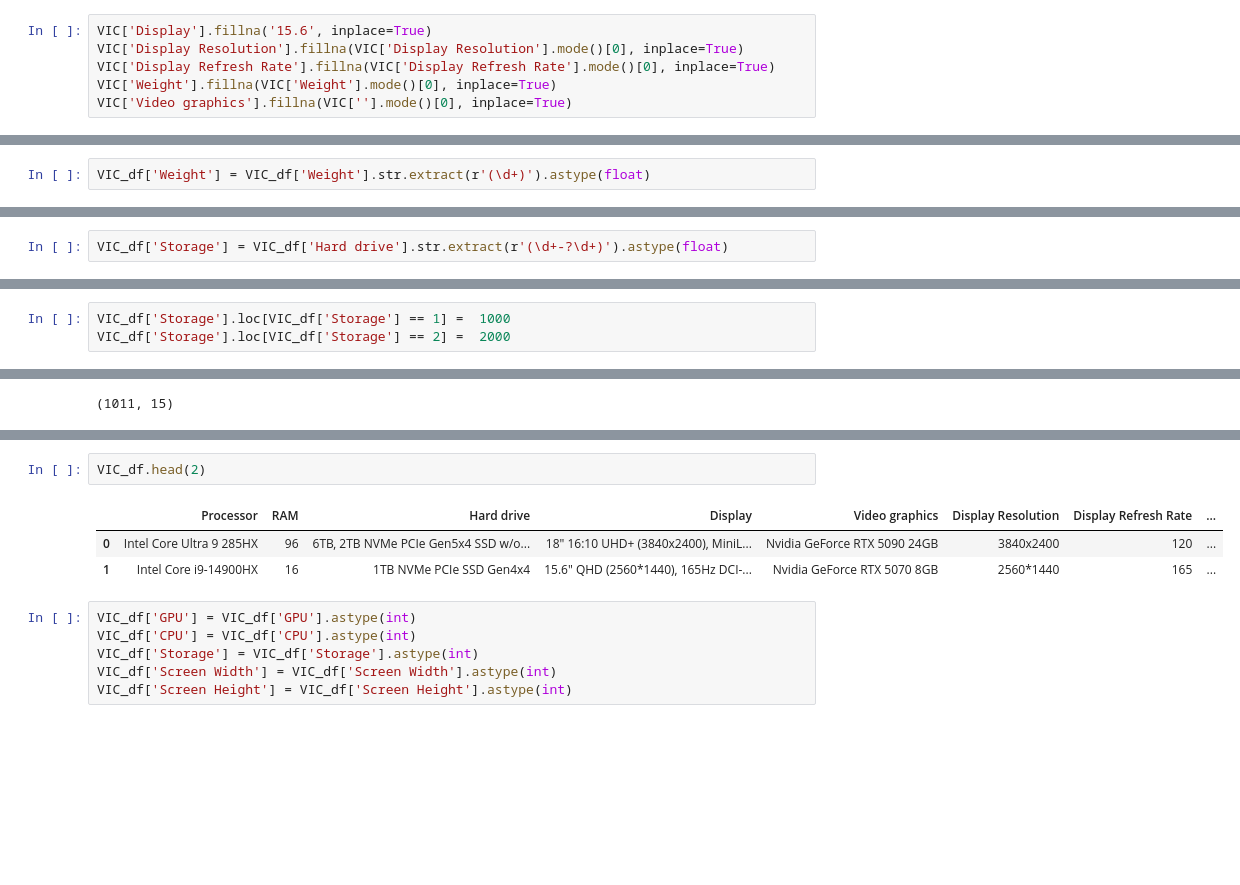
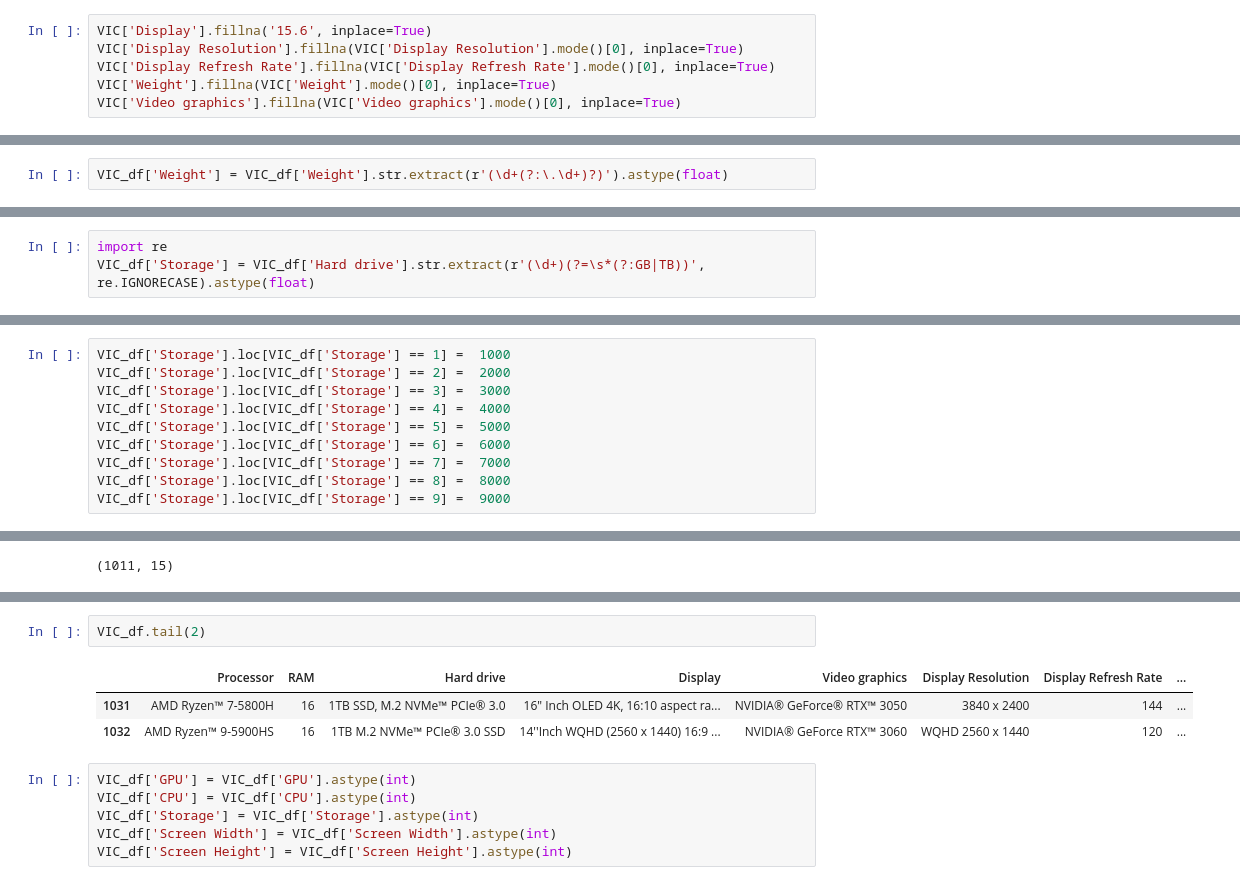
Before and after one commit to Waddah0-0/Laptop-Price-Prediction, a Jupyter notebook: Code/Inspect&Clean.ipynb, the cells around one changed output, grey strips where cells are left out. Drawn from its saved outputs; the diff is of its cells as text; blank space fills up the shorter version.

```diff
--- a/Code/Inspect&Clean.ipynb
+++ b/Code/Inspect&Clean.ipynb
@@ -119,7 +119,7 @@ VIC['Display'].fillna('15.6', inplace=True)
 VIC['Display Resolution'].fillna(VIC['Display Resolution'].mode()[0], inplace=True)
 VIC['Display Refresh Rate'].fillna(VIC['Display Refresh Rate'].mode()[0], inplace=True)
 VIC['Weight'].fillna(VIC['Weight'].mode()[0], inplace=True)
-VIC['Video graphics'].fillna(VIC[''].mode()[0], inplace=True)
+VIC['Video graphics'].fillna(VIC['Video graphics'].mode()[0], inplace=True)
 # %% [output]
 The behavior will change in pandas 3.0. This inplace method will never work because the intermediate object on which we are setting values always behaves as a copy.
 
@@ -224,7 +224,7 @@ Try using .loc[row_indexer,col_indexer] = value instead
 See the caveats in the documentation: https://pandas.pydata.org/pandas-docs/stable/user_guide/indexing.html#returning-a-view-versus-a-copy
   VIC_df['RAM'] = VIC_df['RAM'].str.extract(r'(\d+)').astype(int)
 # %%
-VIC_df['Weight'] = VIC_df['Weight'].str.extract(r'(\d+)').astype(float)
+VIC_df['Weight'] = VIC_df['Weight'].str.extract(r'(\d+(?:\.\d+)?)').astype(float)
 # %% [output]
 A value is trying to be set on a copy of a slice from a DataFrame.
 Try using .loc[row_indexer,col_indexer] = value instead
@@ -256,7 +256,8 @@ Try using .loc[row_indexer,col_indexer] = value instead
 See the caveats in the documentation: https://pandas.pydata.org/pandas-docs/stable/user_guide/indexing.html#returning-a-view-versus-a-copy
   VIC_df['GPU'] = VIC_df['Video graphics'].str.extract(r'(\d+)').astype(float)
 # %%
-VIC_df['Storage'] = VIC_df['Hard drive'].str.extract(r'(\d+-?\d+)').astype(float)
+import re
+VIC_df['Storage'] = VIC_df['Hard drive'].str.extract(r'(\d+)(?=\s*(?:GB|TB))', re.IGNORECASE).astype(float)
 # %% [output]
 A value is trying to be set on a copy of a slice from a DataFrame.
 Try using .loc[row_indexer,col_indexer] = value instead
@@ -278,6 +279,13 @@ Converting storage capacity values: 1 TB = 1000 GB, 2 TB = 2000 GB
 # %%
 VIC_df['Storage'].loc[VIC_df['Storage'] == 1] =  1000
 VIC_df['Storage'].loc[VIC_df['Storage'] == 2] =  2000
+VIC_df['Storage'].loc[VIC_df['Storage'] == 3] =  3000
+VIC_df['Storage'].loc[VIC_df['Storage'] == 4] =  4000
+VIC_df['Storage'].loc[VIC_df['Storage'] == 5] =  5000
+VIC_df['Storage'].loc[VIC_df['Storage'] == 6] =  6000
+VIC_df['Storage'].loc[VIC_df['Storage'] == 7] =  7000
+VIC_df['Storage'].loc[VIC_df['Storage'] == 8] =  8000
+VIC_df['Storage'].loc[VIC_df['Storage'] == 9] =  9000
 # %% [output]
 You are setting values through chained assignment. Currently this works in certain cases, but when using Copy-on-Write (which will become the default behaviour in pandas 3.0) this will never work to u ...
 A typical example is when you are setting values in a column of a DataFrame, like:
@@ -409,11 +417,11 @@ Screen Width            0
 Screen Height           0
 dtype: int64
 # %%
-VIC_df.head(2)
+VIC_df.tail(2)
 # %% [output]
 |  | Processor | RAM | Hard drive | Display | Video graphics | Display Resolution | Display Refresh Rate | ... |
-| 0 | Intel Core Ultra 9 285HX | 96 | 6TB, 2TB NVMe PCIe Gen5x4 SSD w/o... | 18" 16:10 UHD+ (3840x2400), MiniL... | Nvidia GeForce RTX 5090 24GB | 3840x2400 | 120 | ... |
-| 1 | Intel Core i9-14900HX | 16 | 1TB NVMe PCIe SSD Gen4x4 | 15.6" QHD (2560*1440), 165Hz DCI-... | Nvidia GeForce RTX 5070 8GB | 2560*1440 | 165 | ... |
+| 1031 | AMD Ryzen™ 7-5800H | 16 | 1TB SSD, M.2 NVMe™ PCIe® 3.0 | 16" Inch OLED 4K, 16:10 aspect ra... | NVIDIA® GeForce® RTX™ 3050 | 3840 x 2400 | 144 | ... |
+| 1032 | AMD Ryzen™ 9-5900HS | 16 | 1TB M.2 NVMe™ PCIe® 3.0 SSD | 14''Inch WQHD (2560 x 1440) 16:9 ... | NVIDIA® GeForce RTX™ 3060 | WQHD 2560 x 1440 | 120 | ... |
 # %%
 VIC_df['GPU'] = VIC_df['GPU'].astype(int)
 VIC_df['CPU'] = VIC_df['CPU'].astype(int)
```
Also changed, not shown: parts of 8 cells of this notebook, 4 other files.
